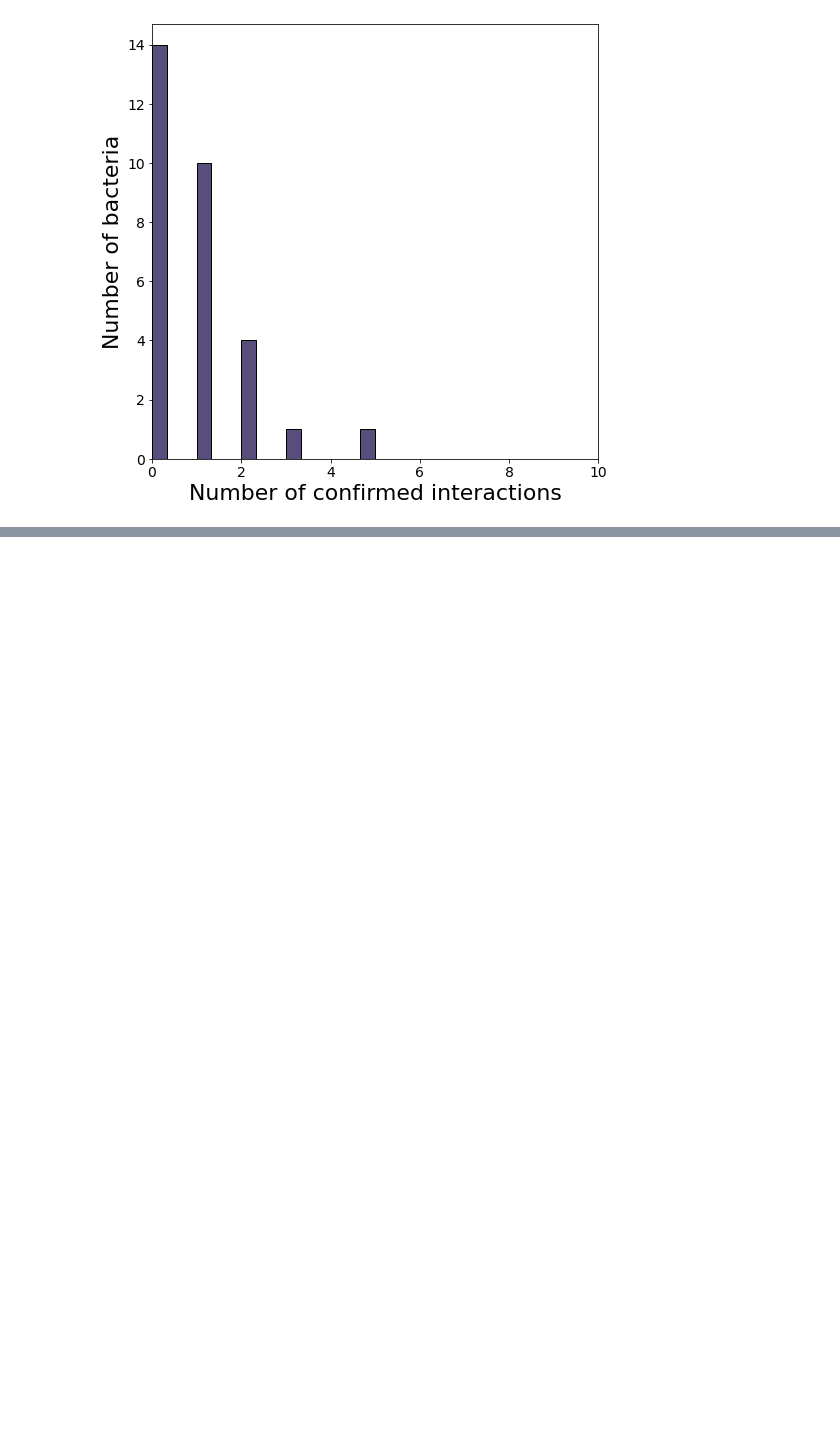
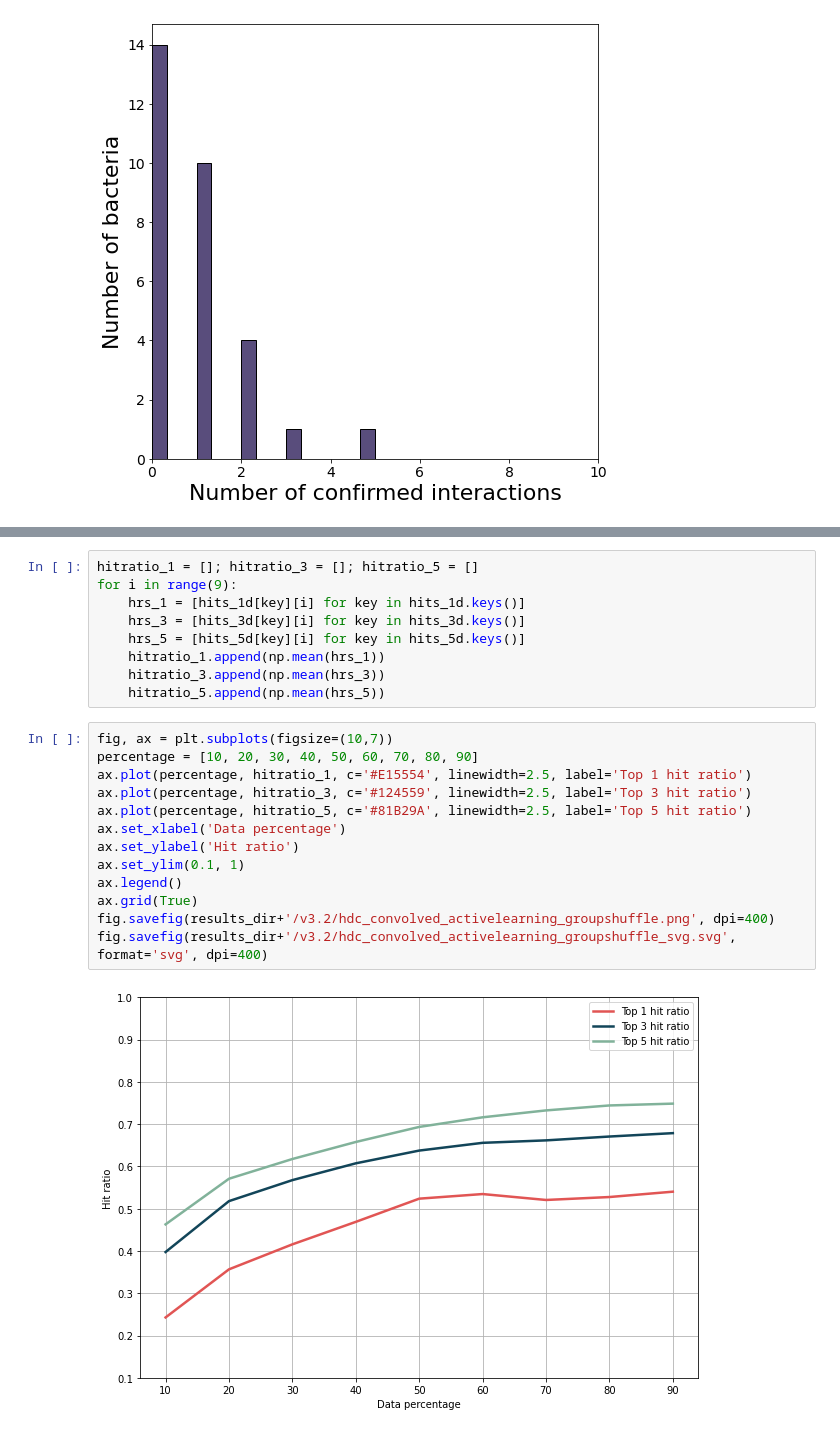
Before and after one commit to dimiboeckaerts/PhageHostLearn, a Jupyter notebook: code/phagehostlearn_training.ipynb, the cells around one changed output, grey strips where cells are left out. Cells and saved outputs as stored; diff of their text form; blank space fills up the shorter version.

```diff
--- a/code/phagehostlearn_training.ipynb
+++ b/code/phagehostlearn_training.ipynb
@@ -499,0 +725,24 @@ for i, count in enumerate(countlist):
+# %%
+hitratio_1 = []; hitratio_3 = []; hitratio_5 = []
+for i in range(9):
+    hrs_1 = [hits_1d[key][i] for key in hits_1d.keys()]
+    hrs_3 = [hits_3d[key][i] for key in hits_3d.keys()]
+    hrs_5 = [hits_5d[key][i] for key in hits_5d.keys()]
+    hitratio_1.append(np.mean(hrs_1))
+    hitratio_3.append(np.mean(hrs_3))
+    hitratio_5.append(np.mean(hrs_5))
+# %%
+fig, ax = plt.subplots(figsize=(10,7))
+percentage = [10, 20, 30, 40, 50, 60, 70, 80, 90]
+ax.plot(percentage, hitratio_1, c='#E15554', linewidth=2.5, label='Top 1 hit ratio')
+ax.plot(percentage, hitratio_3, c='#124559', linewidth=2.5, label='Top 3 hit ratio')
+ax.plot(percentage, hitratio_5, c='#81B29A', linewidth=2.5, label='Top 5 hit ratio')
+ax.set_xlabel('Data percentage')
+ax.set_ylabel('Hit ratio')
+ax.set_ylim(0.1, 1)
+ax.legend()
+ax.grid(True)
+fig.savefig(results_dir+'/v3.2/hdc_convolved_activelearning_groupshuffle.png', dpi=400)
+fig.savefig(results_dir+'/v3.2/hdc_convolved_activelearning_groupshuffle_svg.svg', format='svg', dpi=400)
+# %% [output]
+[figure, added]
```
Also changed, not shown: parts of 28 cells of this notebook, 11 other files.
